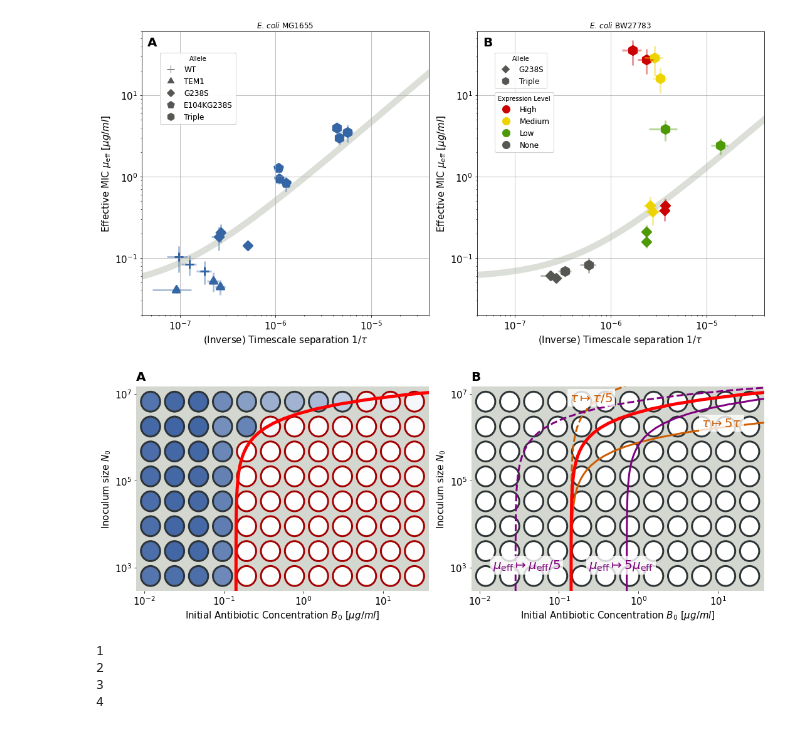
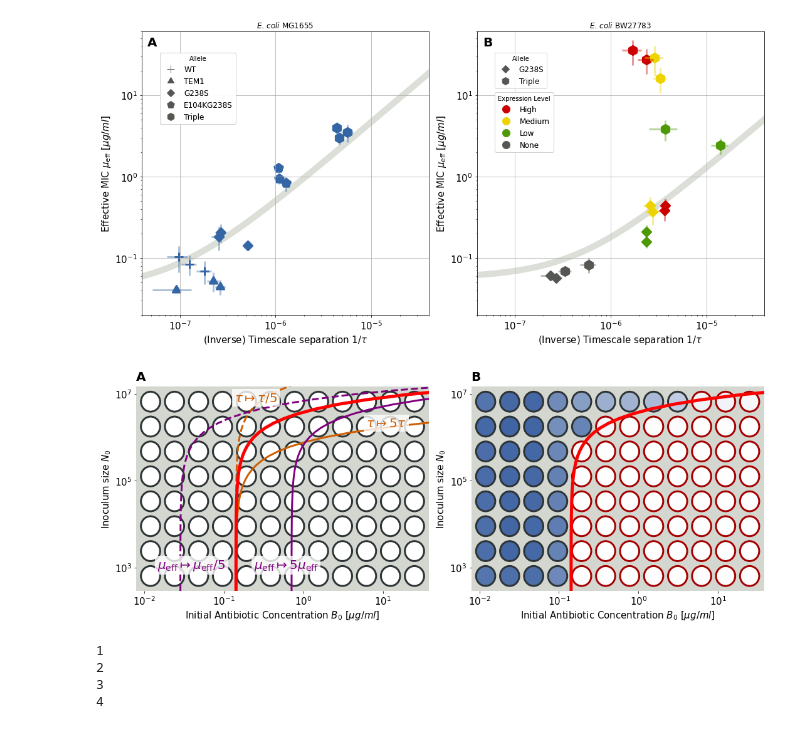
Before and after one commit to Michael000777/antibiotics, a Jupyter notebook: Plots/Plots for Manuscript.ipynb, the cells around one changed output. Drawn from its saved outputs; the diff is of its cells as text; code cells hidden in the pictures.

```diff
--- a/Plots/Plots for Manuscript.ipynb
+++ b/Plots/Plots for Manuscript.ipynb
@@ -437,45 +437,45 @@ plate_size           = {'Nmin':np.min(design[1]), 'Nmax':np.max(design[1]), 'Bmi
 estimates            = results[results['Filename'] == filename].iloc[experiment_index,:]
 fig, ax              = plt.subplots(1,2,figsize = (plot_xfigsize,5.5))
 
 color_change_tau = '#ce5c00'
 color_change_mu  = 'purple'
 
 for x in range(platedata.shape[0]):
     for y in range(platedata.shape[1]):
-        plot_well(ax[0], [x,y], platedata[x,y], threshold, plate_size, platedata.shape)
-        plot_well(ax[1], [x,y],              0,        -1, plate_size, platedata.shape)
+        plot_well(ax[1], [x,y], platedata[x,y], threshold, plate_size, platedata.shape)
+        plot_well(ax[0], [x,y],              0,        -1, plate_size, platedata.shape)
 
 nlist             = np.exp(np.linspace(np.log(1e2),np.log(2e7),num=50))
 mspcurve          = design2grid(np.array([BfuncN(nlist,estimates['BlN_tau'],estimates['BlN_sMIC']),nlist]).T, plate_size)
 
 scalefactor       = 5.
 mspcurve_tau_inc  = design2grid(np.array([BfuncN(nlist, estimates['BlN_tau']/scalefactor, estimates['BlN_sMIC']),             nlist]).T, plate_size)
 mspcurve_tau_dec  = design2grid(np.array([BfuncN(nlist, estimates['BlN_tau']*scalefactor, estimates['BlN_sMIC']),             nlist]).T, plate_size)
 mspcurve_smic_inc = design2grid(np.array([BfuncN(nlist, estimates['BlN_tau'],             estimates['BlN_sMIC']*scalefactor), nlist]).T, plate_size)
 mspcurve_smic_dec = design2grid(np.array([BfuncN(nlist, estimates['BlN_tau'],             estimates['BlN_sMIC']/scalefactor), nlist]).T, plate_size)
 
+ax[1].plot(mspcurve[:,0],mspcurve[:,1], lw = 5, c = 'red', zorder = 100)
 ax[0].plot(mspcurve[:,0],mspcurve[:,1], lw = 5, c = 'red', zorder = 100)
-ax[1].plot(mspcurve[:,0],mspcurve[:,1], lw = 5, c = 'red', zorder = 100)
-ax[1].plot(mspcurve_tau_inc[:,0],  mspcurve_tau_inc[:,1],  lw = 3, c = color_change_tau)
-ax[1].plot(mspcurve_tau_dec[:,0],  mspcurve_tau_dec[:,1],  lw = 3, c = color_change_tau, linestyle = '--')
-ax[1].plot(mspcurve_smic_inc[:,0], mspcurve_smic_inc[:,1], lw = 3, c = color_change_mu)
-ax[1].plot(mspcurve_smic_dec[:,0], mspcurve_smic_dec[:,1], lw = 3, c = color_change_mu, linestyle = '--')
+ax[0].plot(mspcurve_tau_inc[:,0],  mspcurve_tau_inc[:,1],  lw = 3, c = color_change_tau)
+ax[0].plot(mspcurve_tau_dec[:,0],  mspcurve_tau_dec[:,1],  lw = 3, c = color_change_tau, linestyle = '--')
+ax[0].plot(mspcurve_smic_inc[:,0], mspcurve_smic_inc[:,1], lw = 3, c = color_change_mu)
+ax[0].plot(mspcurve_smic_dec[:,0], mspcurve_smic_dec[:,1], lw = 3, c = color_change_mu, linestyle = '--')
 
-ax[1].annotate(r'$\tau\mapsto{}\tau$'.format(int(scalefactor)),                              [9.0,1.0], c = color_change_tau, fontsize = 20, weight = 'bold').set_bbox({'facecolor': 'white', 'alpha': .8,'edgecolor': None, 'linewidth': 0})
-ax[1].annotate(r'$\tau\mapsto\tau/{}$'.format(int(scalefactor)),                             [3.5,0.0], c = color_change_tau, fontsize = 20, weight = 'bold').set_bbox({'facecolor': 'white', 'alpha': .8,'edgecolor': None, 'linewidth': 0})
-ax[1].annotate(r'$\mu_\mathrm{{eff}}\mapsto{}\mu_\mathrm{{eff}}$'.format(int(scalefactor)),  [4.3,6.7], c = color_change_mu,  fontsize = 20, weight = 'bold').set_bbox({'facecolor': 'white', 'alpha': .8,'edgecolor': None, 'linewidth': 0})
-ax[1].annotate(r'$\mu_\mathrm{{eff}}\mapsto\mu_\mathrm{{eff}}/{}$'.format(int(scalefactor)), [0.3,6.7], c = color_change_mu,  fontsize = 20, weight = 'bold').set_bbox({'facecolor': 'white', 'alpha': .8,'edgecolor': None, 'linewidth': 0})
+ax[0].annotate(r'$\tau\mapsto{}\tau$'.format(int(scalefactor)),                              [9.0,1.0], c = color_change_tau, fontsize = 20, weight = 'bold').set_bbox({'facecolor': 'white', 'alpha': .8,'edgecolor': None, 'linewidth': 0})
+ax[0].annotate(r'$\tau\mapsto\tau/{}$'.format(int(scalefactor)),                             [3.5,0.0], c = color_change_tau, fontsize = 20, weight = 'bold').set_bbox({'facecolor': 'white', 'alpha': .8,'edgecolor': None, 'linewidth': 0})
+ax[0].annotate(r'$\mu_\mathrm{{eff}}\mapsto{}\mu_\mathrm{{eff}}$'.format(int(scalefactor)),  [4.3,6.7], c = color_change_mu,  fontsize = 20, weight = 'bold').set_bbox({'facecolor': 'white', 'alpha': .8,'edgecolor': None, 'linewidth': 0})
+ax[0].annotate(r'$\mu_\mathrm{{eff}}\mapsto\mu_\mathrm{{eff}}/{}$'.format(int(scalefactor)), [0.3,6.7], c = color_change_mu,  fontsize = 20, weight = 'bold').set_bbox({'facecolor': 'white', 'alpha': .8,'edgecolor': None, 'linewidth': 0})
 
 adjust_ax(ax[0], plate_size)
 adjust_ax(ax[1], plate_size)
 fig.tight_layout()
 ax[0].annotate('A',[0,1.03],weight='bold',fontsize = panelID_fontsize, xycoords = 'axes fraction')
 ax[1].annotate('B',[0,1.03],weight='bold',fontsize = panelID_fontsize, xycoords = 'axes fraction')
 
 fig.savefig('fig3_platedata.pdf')
 fig.savefig('fig3_platedata.png')
 # %% [output]
-[figure, old version]
+[figure, new version]
 # %%
 def adjust_ax_fig2_N(ax):
     ax.set_yscale('log')
```
